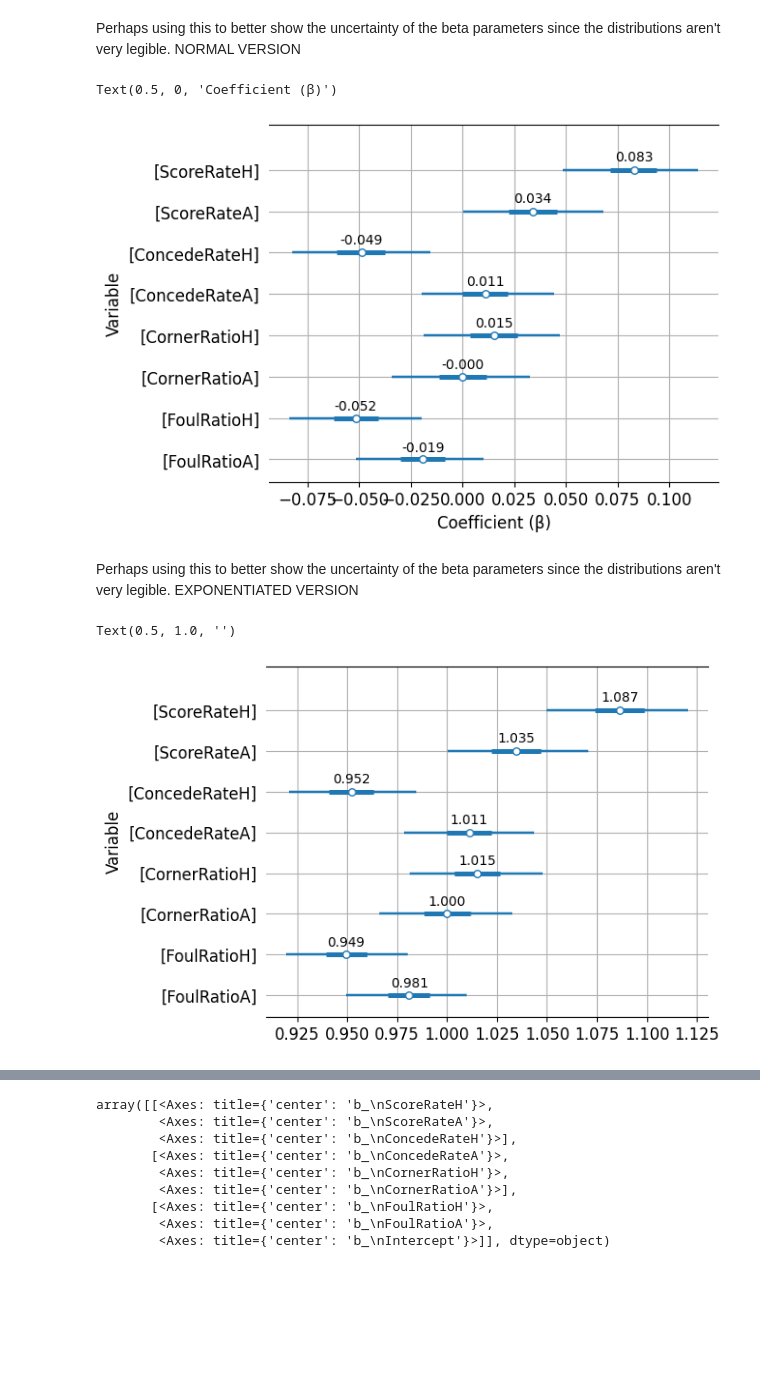
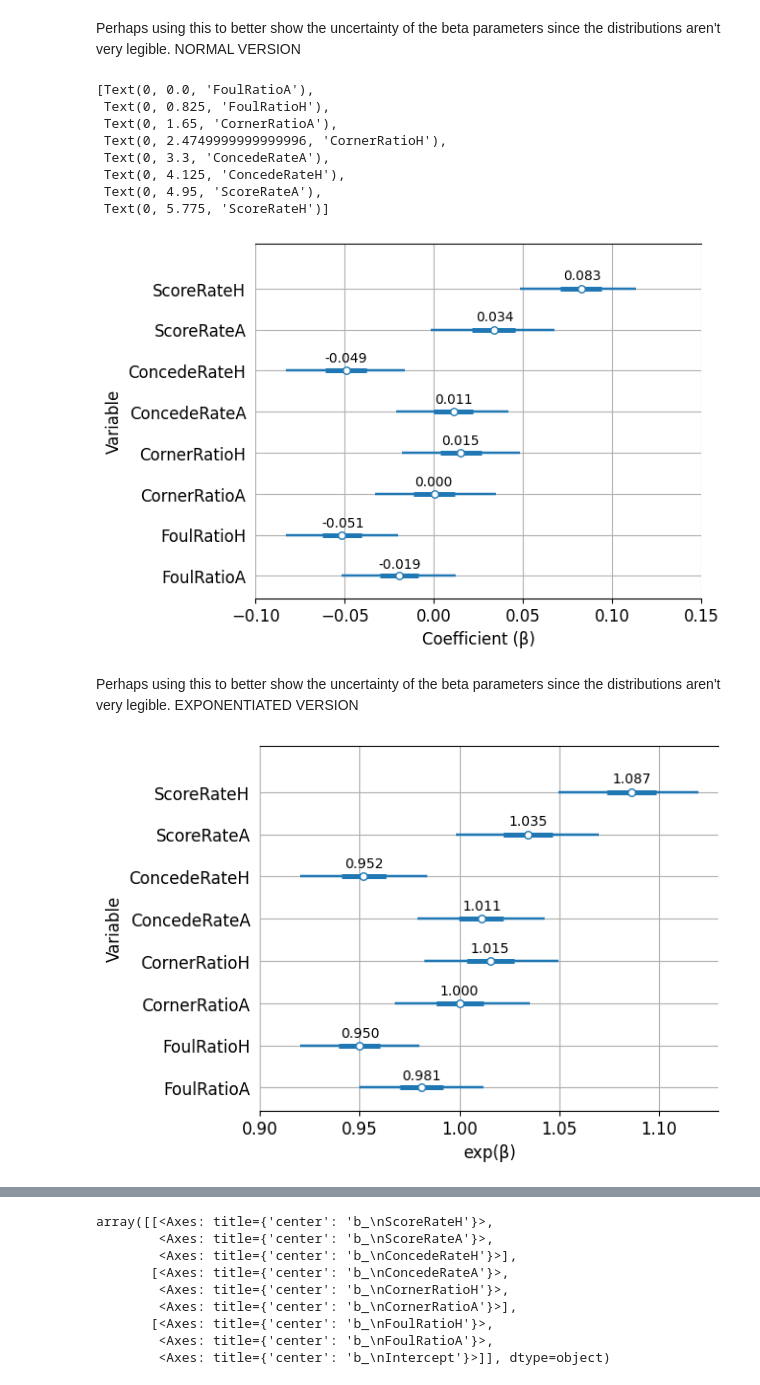
Before and after one commit to MatejVre/Bayesian_Inference, a Jupyter notebook: bayesian_inference.ipynb, the cells around one changed output, grey strips where cells are left out. Saved outputs shown, nothing was run; the diff lists cells and outputs as text; code cells hidden in the pictures; blank space fills up the shorter version.

Commit message:
One more plot.

```diff
--- a/bayesian_inference.ipynb
+++ b/bayesian_inference.ipynb
@@ -85,12 +85,24 @@ ax[0].set_title(None)
 # ax[0].set_xlim(-0.1, 0.15)
 
 # Set ticks at intervals of 0.05 within that range
-# ticks = np.arange(-0.1, 0.16, 0.05)
-# ax[0].set_xticks(ticks)
+ticks = np.arange(-0.1, 0.16, 0.05)
+ax[0].set_xticks(ticks)
 ax[0].set_xlabel("Coefficient (β)", size=12)
+
+labels = [label.get_text().strip('[]') for label in ax[0].get_yticklabels()]
+
+# Set the cleaned labels
+ax[0].set_yticklabels(labels)
 # %% [output]
-Text(0.5, 0, 'Coefficient (β)')
+[Text(0, 0.0, 'FoulRatioA'),
+ Text(0, 0.825, 'FoulRatioH'),
+ Text(0, 1.65, 'CornerRatioA'),
+ Text(0, 2.4749999999999996, 'CornerRatioH'),
+ Text(0, 3.3, 'ConcedeRateA'),
+ Text(0, 4.125, 'ConcedeRateH'),
+ Text(0, 4.95, 'ScoreRateA'),
+ Text(0, 5.775, 'ScoreRateH')]
-[figure, old version]
+[figure, new version]
 # %% [markdown]
 Perhaps using this to better show the uncertainty of the beta parameters since the distributions aren't very legible. EXPONENTIATED VERSION
 # %%
@@ -101,38 +113,42 @@ labeller = azl.MapLabeller(var_name_map={"b_": ""})
 
 summary = az.summary(idata, hdi_prob=0.95)
 
 # Drop intercept row by name or index (assuming it's last)
 summary_trimmed = summary.iloc[:-1]
 
 ax = az.plot_forest(
     idata,
     var_names=["b_"],
     combined=True,
     coords={"b": excluded_names},
     hdi_prob=0.95,
     labeller=labeller,
     textsize=12,
     transform=np.exp
 )
 means = summary_trimmed["mean"].values
 y_pos = np.arange(len(means))
 
 for i, mean in enumerate(reversed(means)):
     ax[0].text(np.exp(mean), 0.1 + i + (-i*0.17), f"{np.exp(mean):.3f}", ha='center', va='bottom', fontsize=10, color='black')
 
 
 ax[0].grid(True, axis='both')
 ax[0].set_ylabel("Variable", size=12)
 ax[0].set_title(None)
 # # ax[0].set_xlim(-0.1, 0.15)
 
 # # Set ticks at intervals of 0.05 within that range
-# # ticks = np.arange(-0.1, 0.16, 0.05)
-# # ax[0].set_xticks(ticks)
-ax[0].set_xlabel("Coefficient (β)", size=12)
+ticks = np.arange(0.9, 1.125, 0.05)
+ax[0].set_xticks(ticks)
+ax[0].set_xlabel("exp(β)", size=12)
+labels = [label.get_text().strip('[]') for label in ax[0].get_yticklabels()]
+
+# Set the cleaned labels
+ax[0].set_yticklabels(labels)
+plt.savefig("Betas.pdf", bbox_inches="tight")
 # %% [output]
-Text(0.5, 1.0, '')
-[figure, old version]
+[figure, new version]
 # %%
 plt.rcParams.update({
     "font.size": 11,        # Base font size
```
Also changed, not shown: parts of 6 cells of this notebook.
